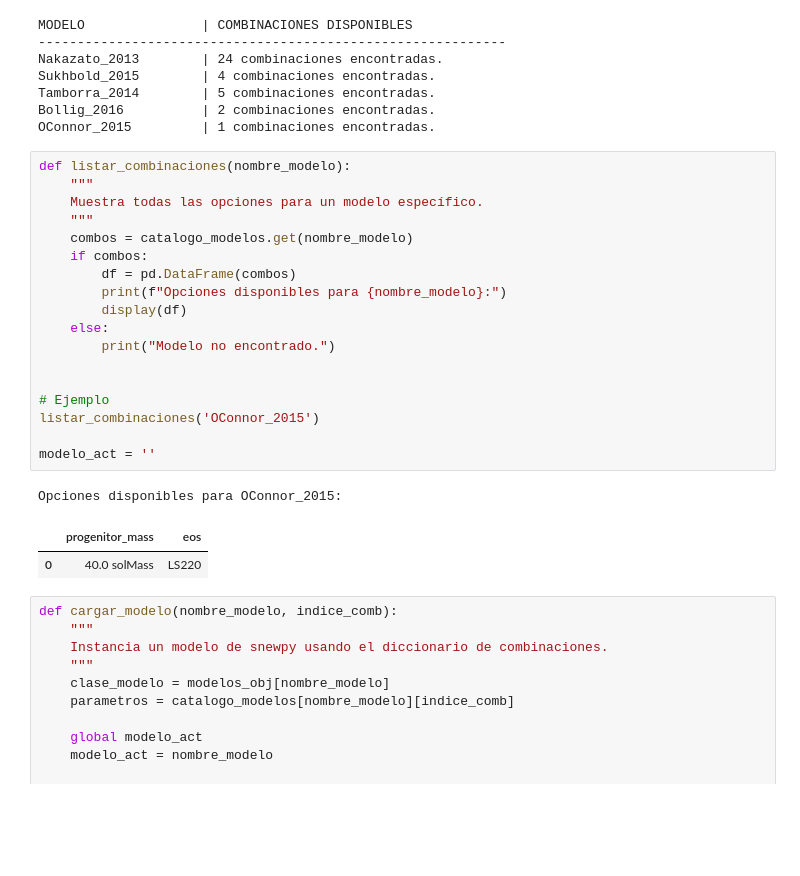
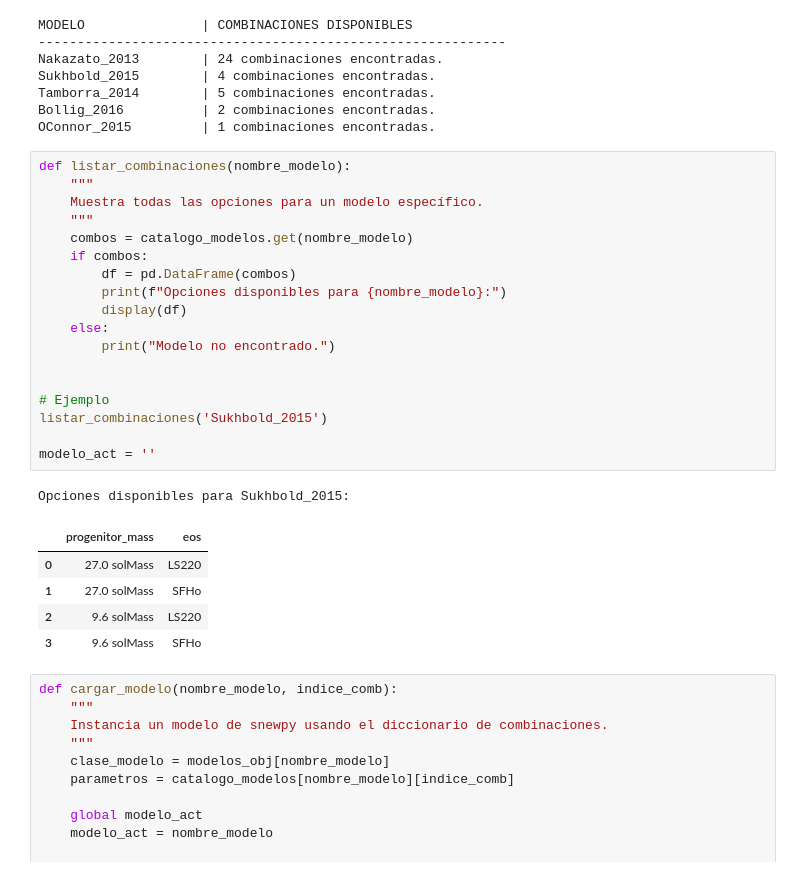
Before and after one commit to 1sog6/SN_tesis, a Jupyter notebook: graficas.ipynb, the cells around one changed output. Cells and saved outputs as stored; diff of their text form; blank space fills up the shorter version.

```diff
--- a/graficas.ipynb
+++ b/graficas.ipynb
@@ -74,25 +74,28 @@ OConnor_2015         | 1 combinaciones encontradas.
 # %%
 def listar_combinaciones(nombre_modelo):
     """
     Muestra todas las opciones para un modelo específico.
     """
     combos = catalogo_modelos.get(nombre_modelo)
     if combos:
         df = pd.DataFrame(combos)
         print(f"Opciones disponibles para {nombre_modelo}:")
         display(df)
     else:
         print("Modelo no encontrado.")
 
 
 # Ejemplo
-listar_combinaciones('OConnor_2015')
+listar_combinaciones('Sukhbold_2015')
 
 modelo_act = ''
 # %% [output]
-Opciones disponibles para OConnor_2015:
+Opciones disponibles para Sukhbold_2015:
 |  | progenitor_mass | eos |
-| 0 | 40.0 solMass | LS220 |
+| 0 | 27.0 solMass | LS220 |
+| 1 | 27.0 solMass | SFHo |
+| 2 | 9.6 solMass | LS220 |
+| 3 | 9.6 solMass | SFHo |
 # %%
 def cargar_modelo(nombre_modelo, indice_comb):
     """
```
Also changed, not shown: parts of 1 cell of this notebook, 2 other files.
